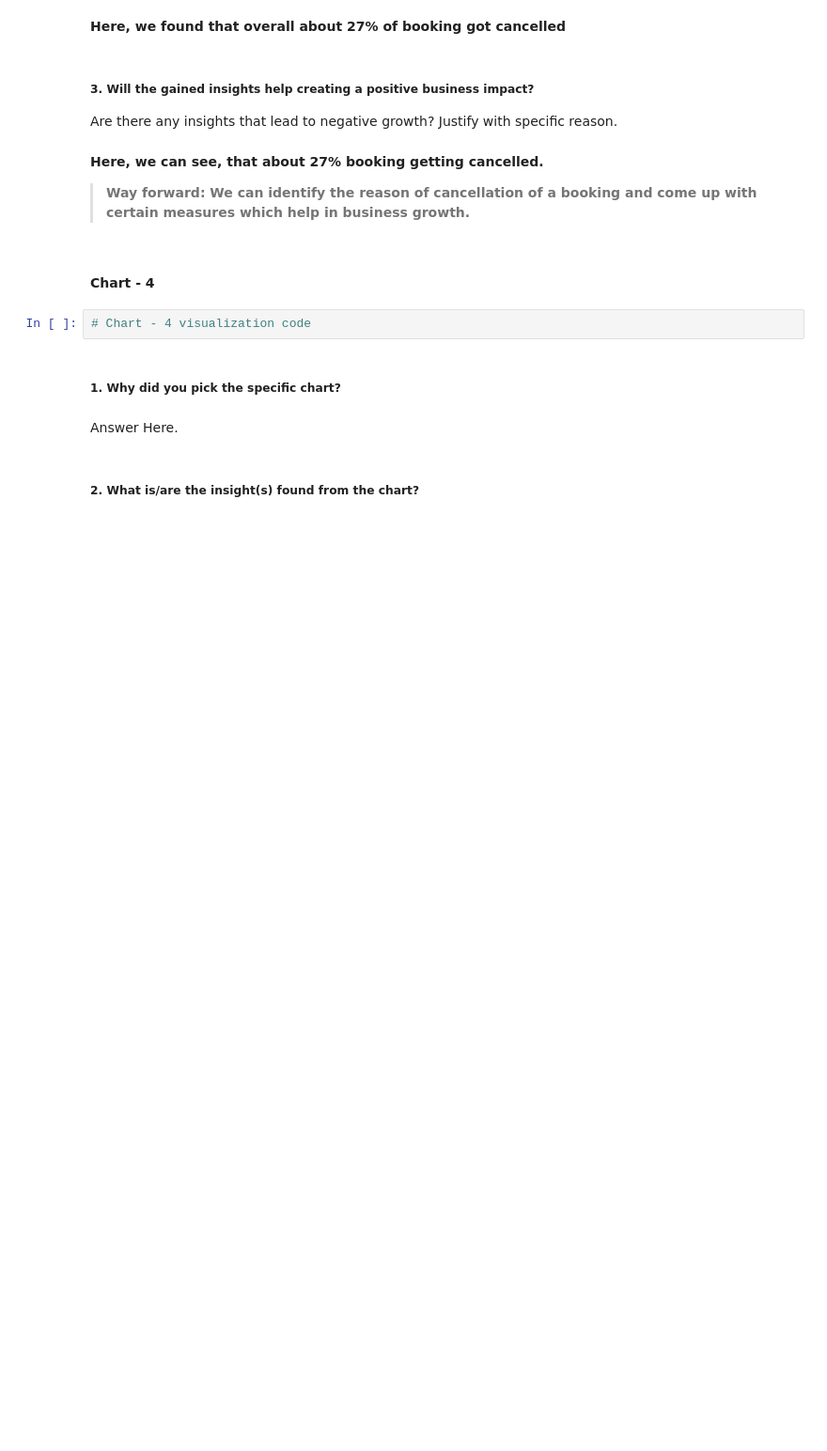
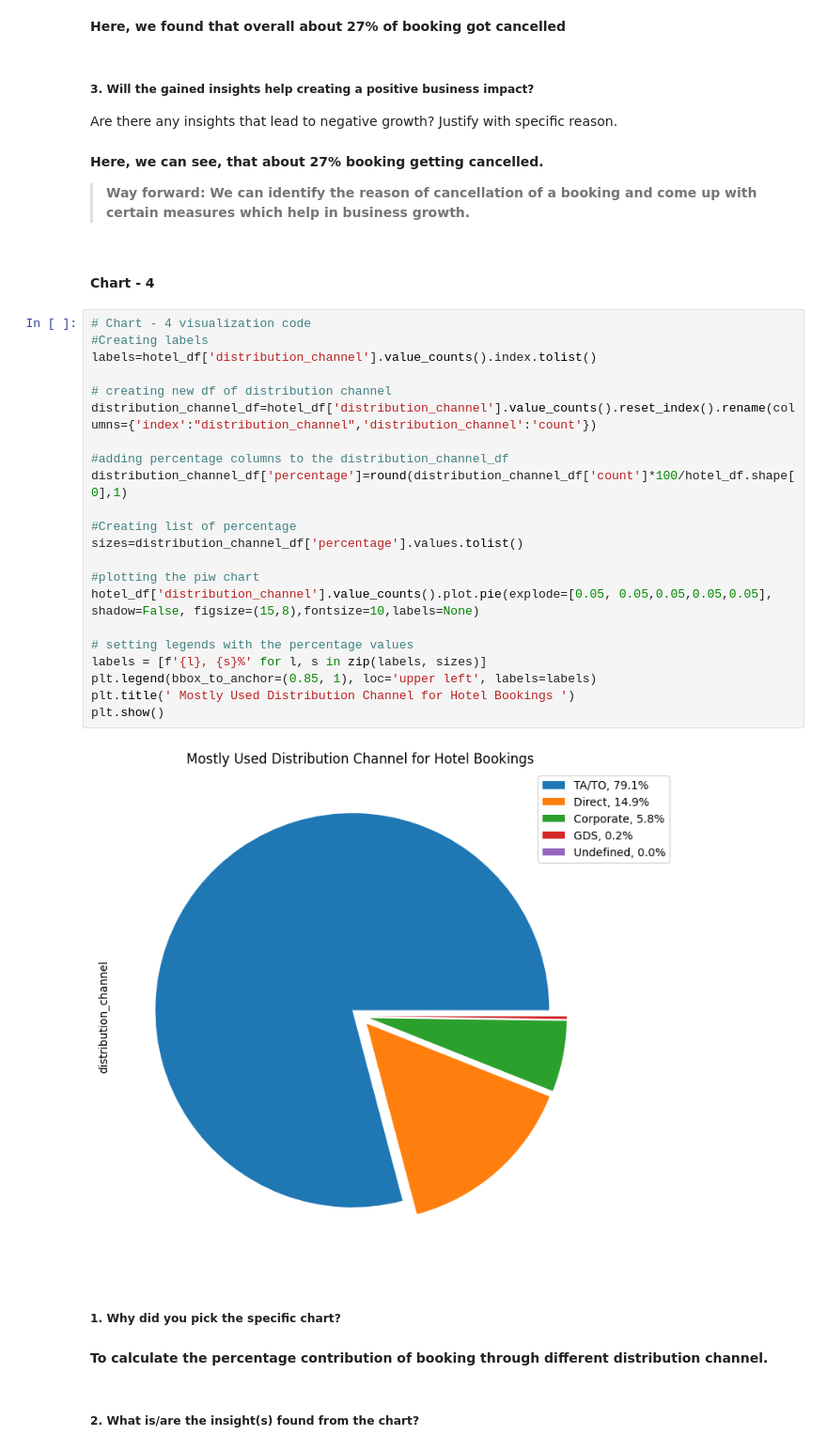
Before and after one commit to shubham19nijwala/EDA-Hotel_Booking, a Jupyter notebook: EDA_on_Hotel_Booking.ipynb, the cells around one changed output. Shown: that part at 94% size. Saved outputs shown, nothing was run; the diff lists cells and outputs as text; blank space fills up the shorter version.

```diff
--- a/EDA_on_Hotel_Booking.ipynb
+++ b/EDA_on_Hotel_Booking.ipynb
@@ -549,11 +549,33 @@ Are there any insights that lead to negative growth? Justify with specific reaso
 >**Way forward: We can identify the reason of cancellation of a booking and come up with certain measures which help in business growth.**
 # %% [markdown]
 #### Chart - 4
-# %%
-# Chart - 4 visualization code
+# %%
+# Chart - 4 visualization code
+#Creating labels
+labels=hotel_df['distribution_channel'].value_counts().index.tolist()
+
+# creating new df of distribution channel
+distribution_channel_df=hotel_df['distribution_channel'].value_counts().reset_index().rename(columns={'index':"distribution_channel",'distribution_channel':'count'})
+
+#adding percentage columns to the distribution_channel_df
+distribution_channel_df['percentage']=round(distribution_channel_df['count']*100/hotel_df.shape[0],1)
+
+#Creating list of percentage
+sizes=distribution_channel_df['percentage'].values.tolist()
+
+#plotting the piw chart
+hotel_df['distribution_channel'].value_counts().plot.pie(explode=[0.05, 0.05,0.05,0.05,0.05], shadow=False, figsize=(15,8),fontsize=10,labels=None)
+
+# setting legends with the percentage values
+labels = [f'{l}, {s}%' for l, s in zip(labels, sizes)]
+plt.legend(bbox_to_anchor=(0.85, 1), loc='upper left', labels=labels)
+plt.title(' Mostly Used Distribution Channel for Hotel Bookings ')
+plt.show()
+# %% [output]
+[figure, added]
 # %% [markdown]
 ##### 1. Why did you pick the specific chart?
-# %% [markdown]
-Answer Here.
+# %% [markdown]
+**To calculate the percentage  contribution of booking through different distribution channel.**
 # %% [markdown]
 ##### 2. What is/are the insight(s) found from the chart?
```
Also changed, not shown: parts of 24 cells of this notebook.
